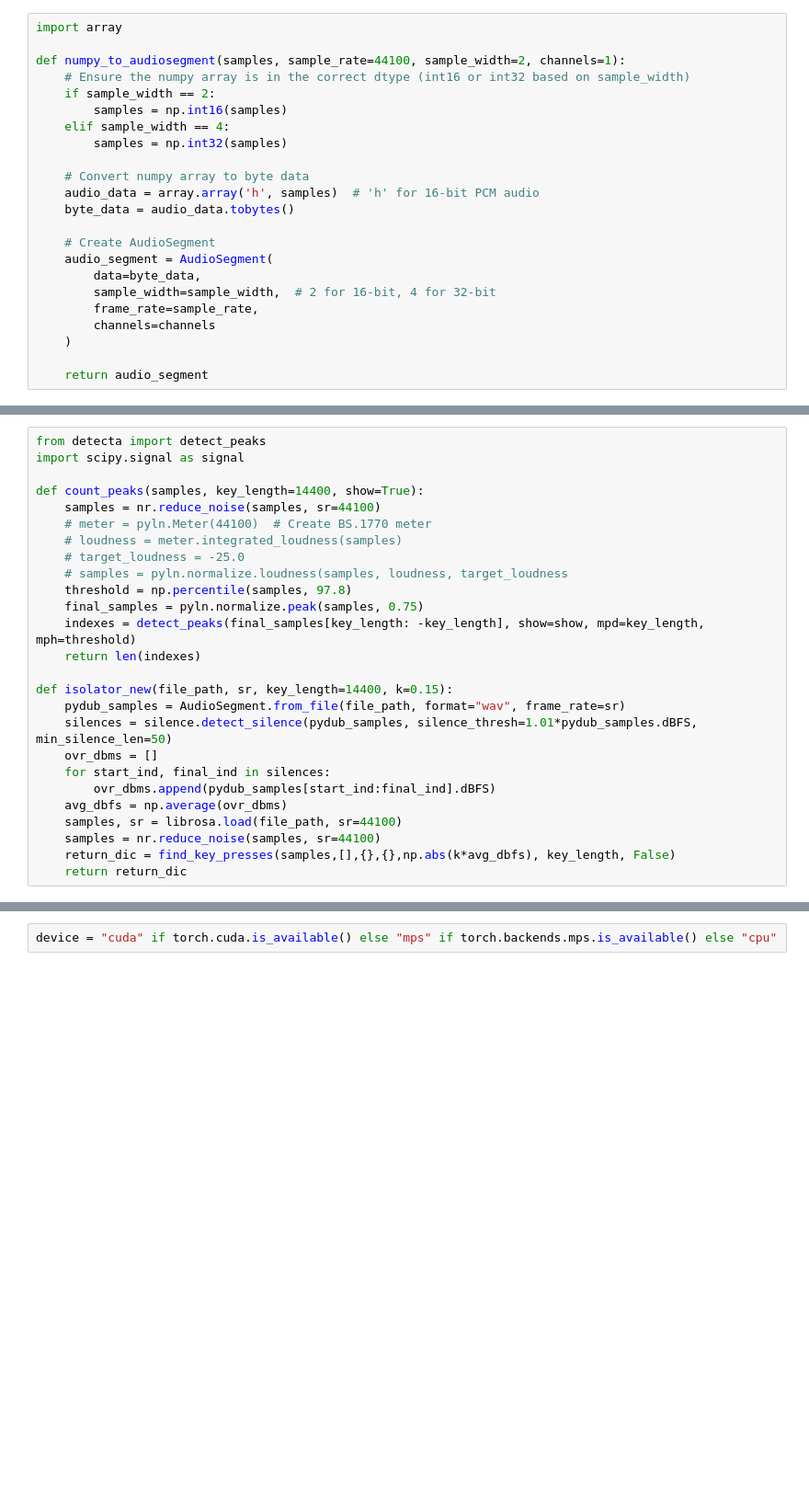
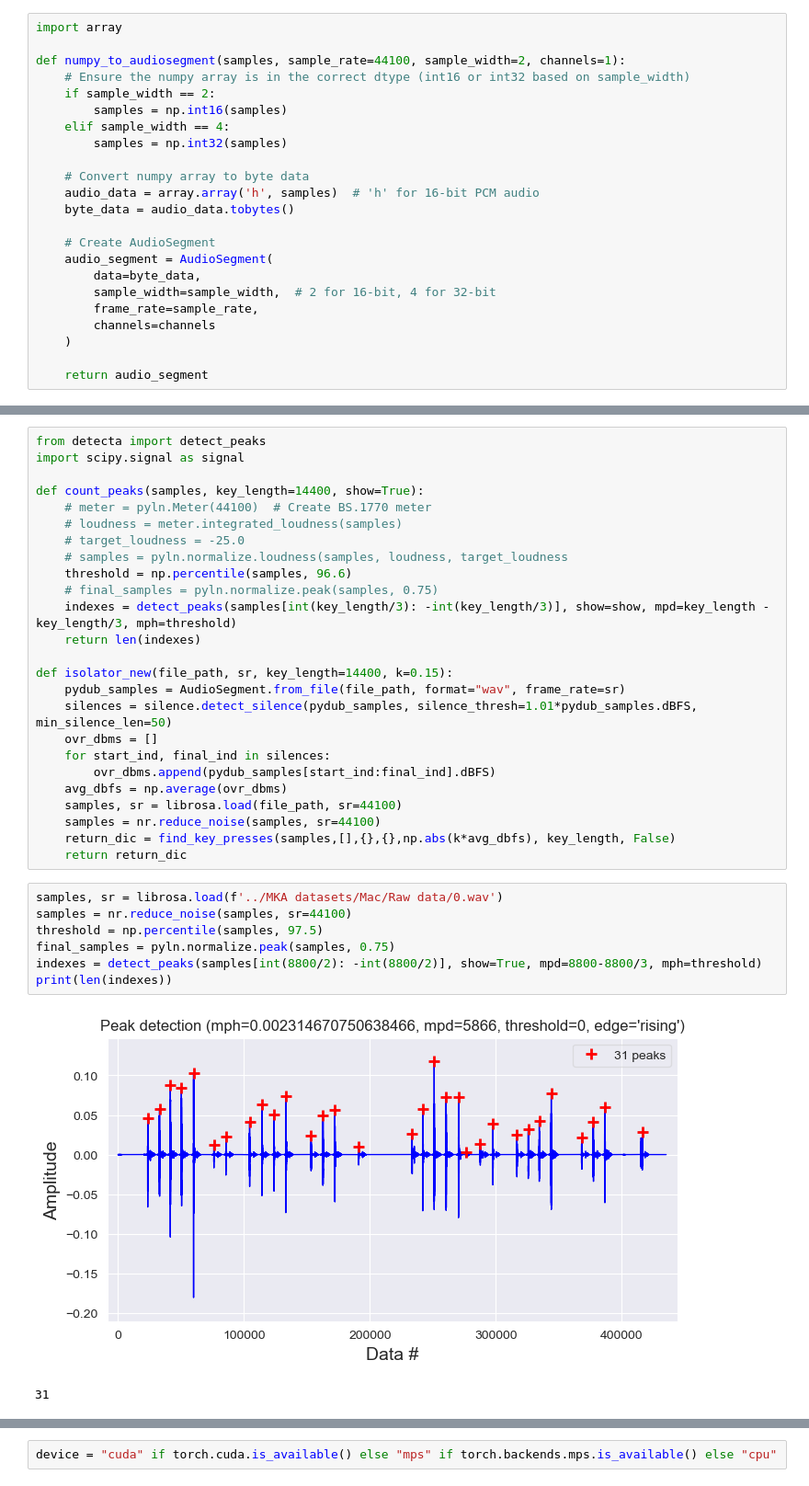
Before and after one commit to blondiedies/Binary-class, a Jupyter notebook: ClassificationCNN/FromScratch.ipynb, the cells around one changed output, grey strips where cells are left out. Shown at 92% size. Drawn from its saved outputs; the diff is of its cells as text; blank space fills up the shorter version.

```diff
--- a/ClassificationCNN/FromScratch.ipynb
+++ b/ClassificationCNN/FromScratch.ipynb
@@ -245,14 +241,13 @@ from detecta import detect_peaks
 import scipy.signal as signal
 
 def count_peaks(samples, key_length=14400, show=True):
-    samples = nr.reduce_noise(samples, sr=44100)
     # meter = pyln.Meter(44100)  # Create BS.1770 meter
     # loudness = meter.integrated_loudness(samples)
     # target_loudness = -25.0
     # samples = pyln.normalize.loudness(samples, loudness, target_loudness
-    threshold = np.percentile(samples, 97.8)
-    final_samples = pyln.normalize.peak(samples, 0.75)
-    indexes = detect_peaks(final_samples[key_length: -key_length], show=show, mpd=key_length, mph=threshold)
+    threshold = np.percentile(samples, 96.6)
+    # final_samples = pyln.normalize.peak(samples, 0.75)
+    indexes = detect_peaks(samples[int(key_length/3): -int(key_length/3)], show=show, mpd=key_length - key_length/3, mph=threshold)
     return len(indexes)
 
 def isolator_new(file_path, sr, key_length=14400, k=0.15):
@@ -266,3 +261,13 @@ def isolator_new(file_path, sr, key_length=14400, k=0.15):
     samples = nr.reduce_noise(samples, sr=44100)
     return_dic = find_key_presses(samples,[],{},{},np.abs(k*avg_dbfs), key_length, False)
     return return_dic
+# %%
+samples, sr = librosa.load(f'../MKA datasets/Mac/Raw data/0.wav')
+samples = nr.reduce_noise(samples, sr=44100)
+threshold = np.percentile(samples, 97.5)
+final_samples = pyln.normalize.peak(samples, 0.75)
+indexes = detect_peaks(samples[int(8800/2): -int(8800/2)], show=True, mpd=8800-8800/3, mph=threshold)
+print(len(indexes))
+# %% [output]
+[figure, added]
+31
```
Also changed, not shown: parts of 40 cells of this notebook.
